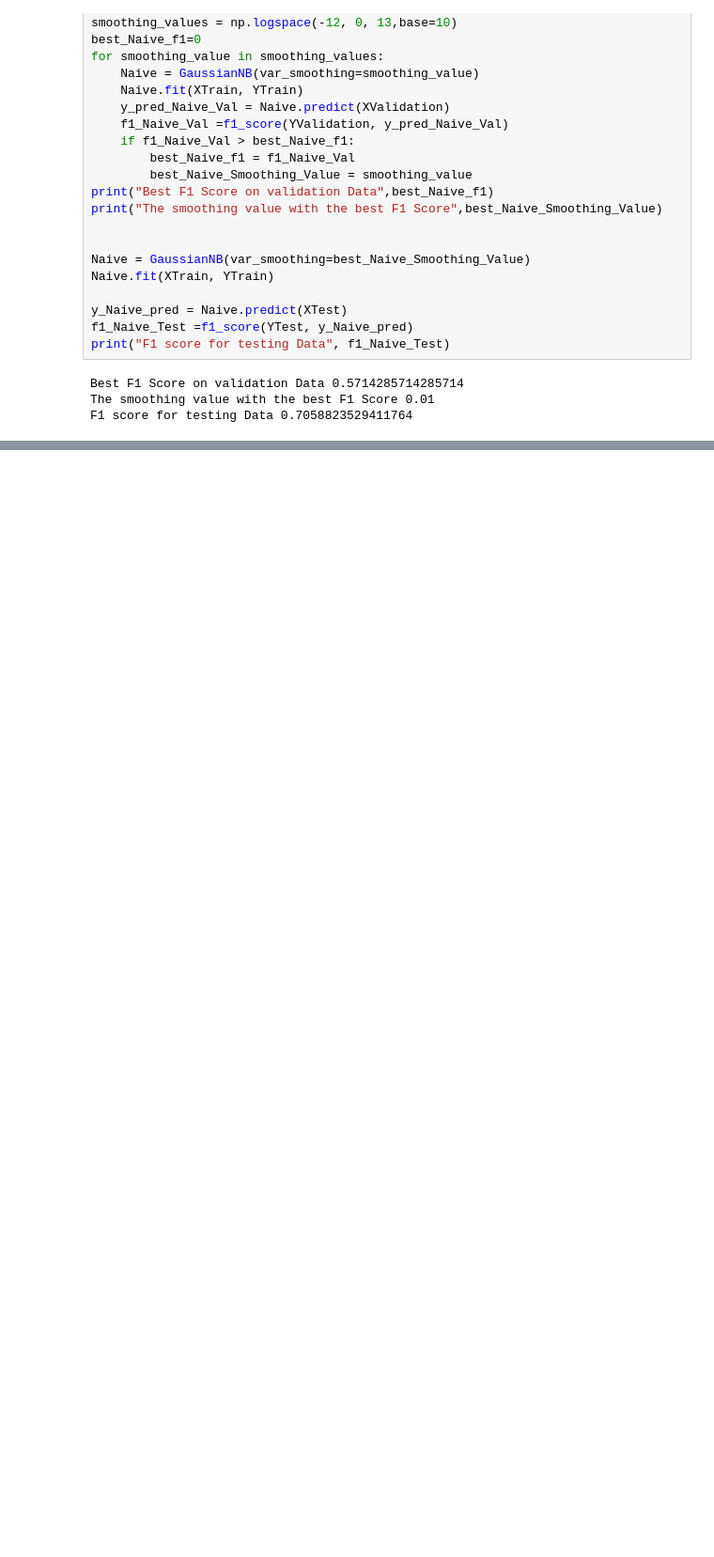
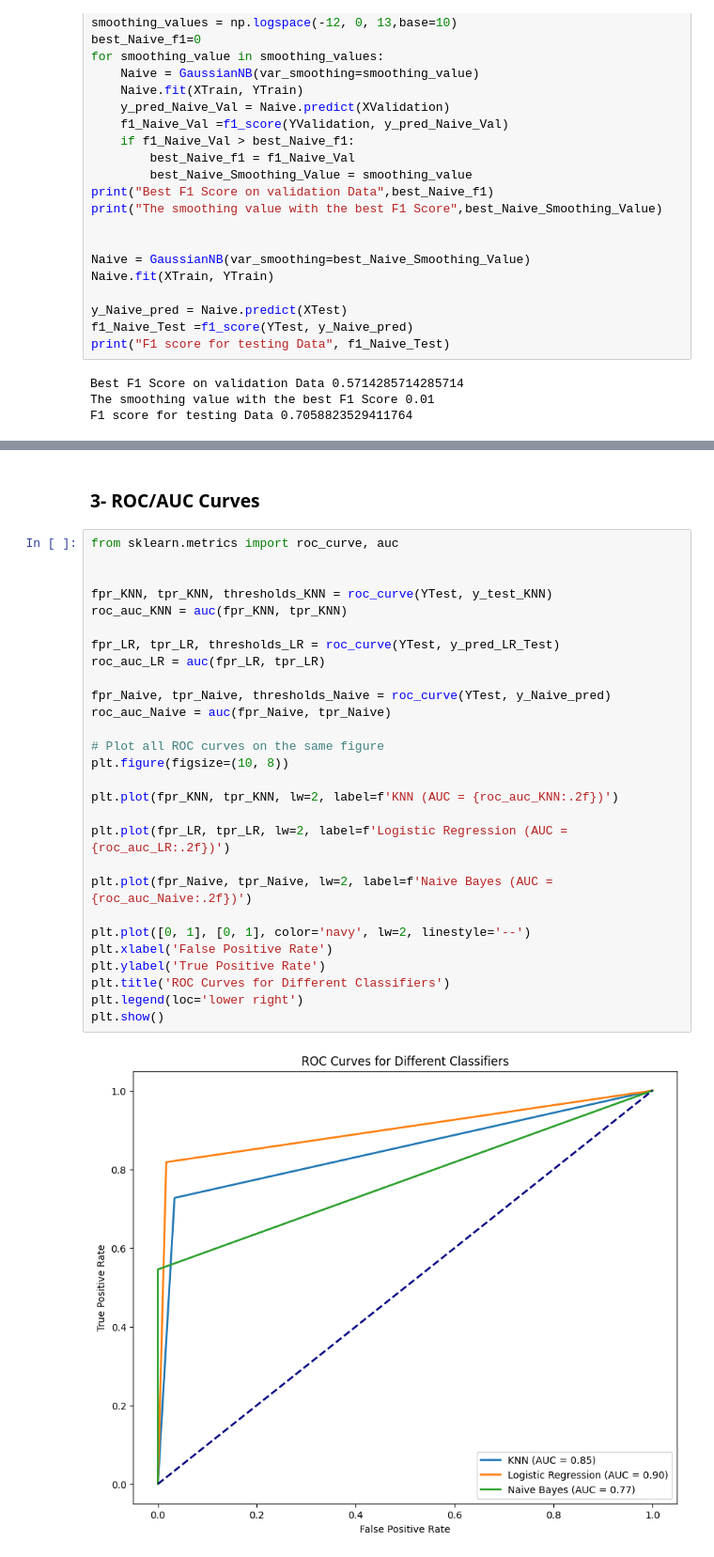
Before and after one commit to ElecSpartan/MachineLearningProject, a Jupyter notebook: ML_Project.ipynb, the cells around one changed output, grey strips where cells are left out. Shown at 94% size. Cells and saved outputs as stored; diff of their text form; blank space fills up the shorter version.

Commit message:
finished all the classifiers

```diff
--- a/ML_Project.ipynb
+++ b/ML_Project.ipynb
@@ -229,0 +266,32 @@ F1 score for testing Data 0.7058823529411764
+# %% [markdown]
+### 3- ROC/AUC Curves
+# %%
+from sklearn.metrics import roc_curve, auc
+
+
+fpr_KNN, tpr_KNN, thresholds_KNN = roc_curve(YTest, y_test_KNN)
+roc_auc_KNN = auc(fpr_KNN, tpr_KNN)
+
+fpr_LR, tpr_LR, thresholds_LR = roc_curve(YTest, y_pred_LR_Test)
+roc_auc_LR = auc(fpr_LR, tpr_LR)
+
+fpr_Naive, tpr_Naive, thresholds_Naive = roc_curve(YTest, y_Naive_pred)
+roc_auc_Naive = auc(fpr_Naive, tpr_Naive)
+
+# Plot all ROC curves on the same figure
+plt.figure(figsize=(10, 8))
+
+plt.plot(fpr_KNN, tpr_KNN, lw=2, label=f'KNN (AUC = {roc_auc_KNN:.2f})')
+
+plt.plot(fpr_LR, tpr_LR, lw=2, label=f'Logistic Regression (AUC = {roc_auc_LR:.2f})')
+
+plt.plot(fpr_Naive, tpr_Naive, lw=2, label=f'Naive Bayes (AUC = {roc_auc_Naive:.2f})')
+
+plt.plot([0, 1], [0, 1], color='navy', lw=2, linestyle='--')
+plt.xlabel('False Positive Rate')
+plt.ylabel('True Positive Rate')
+plt.title('ROC Curves for Different Classifiers')
+plt.legend(loc='lower right')
+plt.show()
+# %% [output]
+[figure, added]
```
Also changed, not shown: parts of 22 cells of this notebook.
